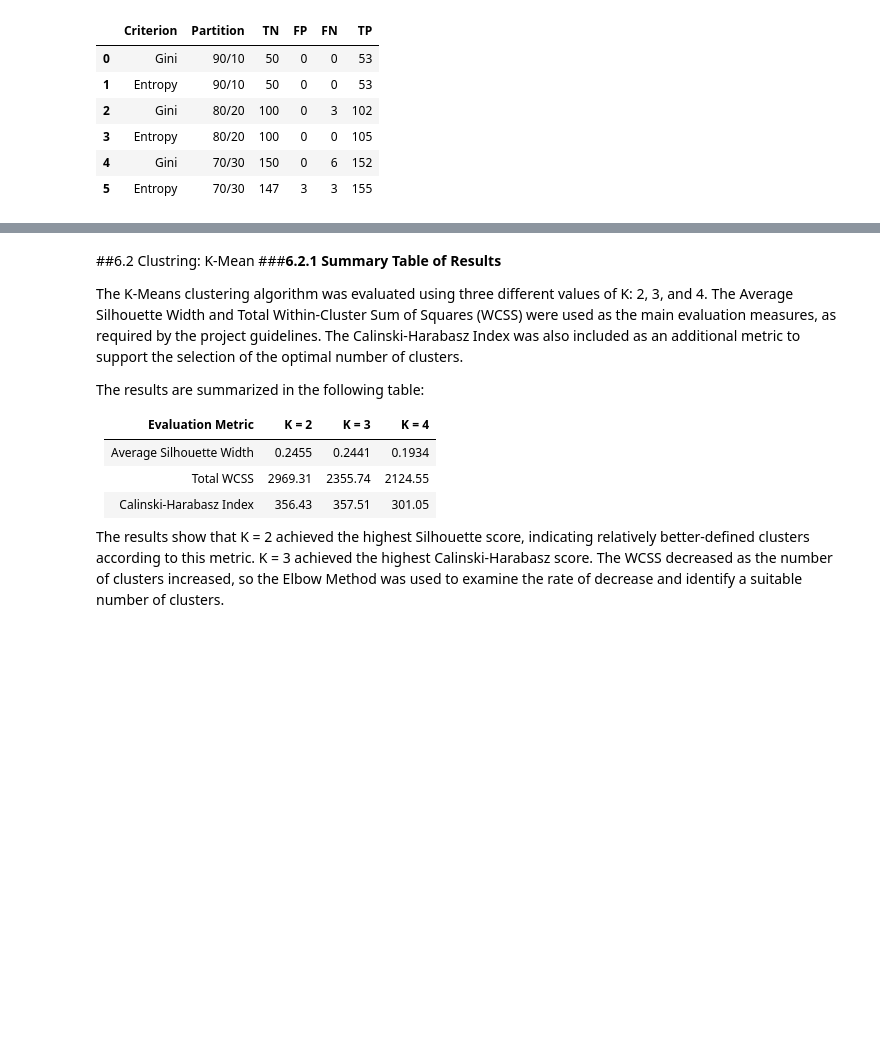
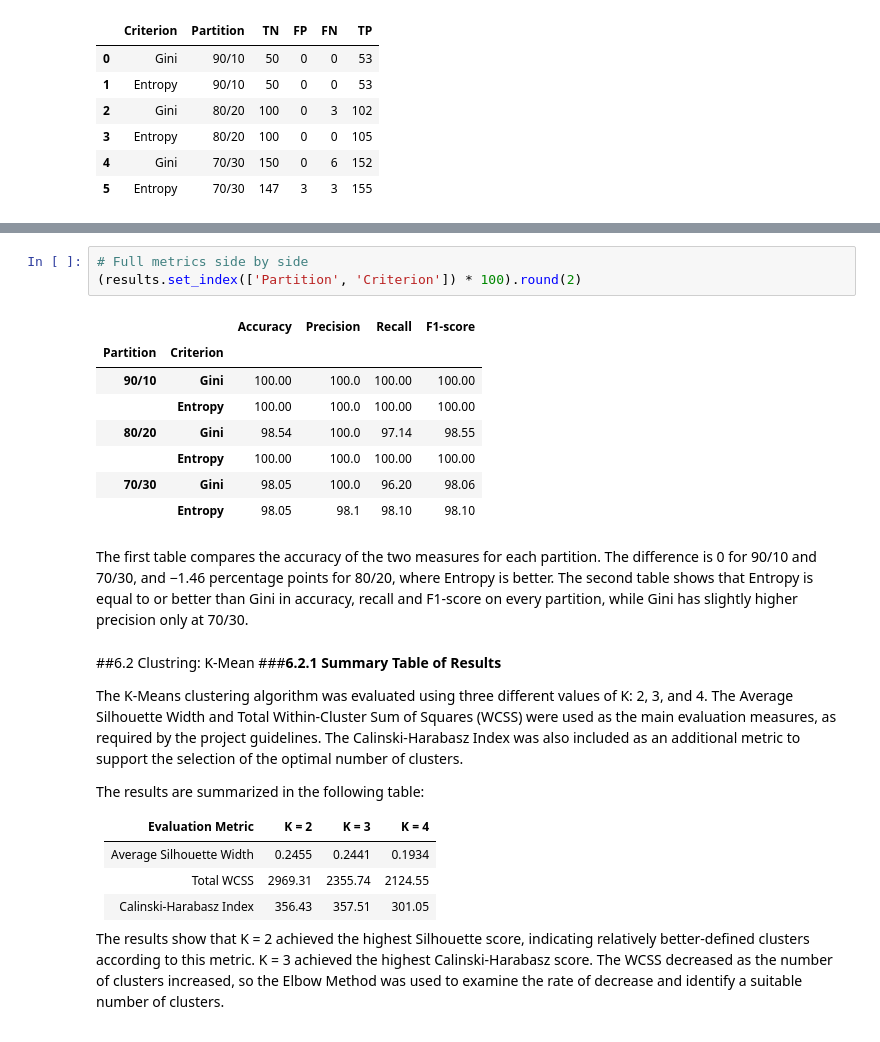
Before and after one commit to raneem-a1/IT326-Heart-Disease-project, a Jupyter notebook: final_report.ipynb, the cells around one changed output, grey strips where cells are left out. Saved outputs shown, nothing was run; the diff lists cells and outputs as text; blank space fills up the shorter version.

```diff
--- a/final_report.ipynb
+++ b/final_report.ipynb
@@ -426,3 +461,17 @@ pd.DataFrame(cm_rows)
+# %%
+# Full metrics side by side
+(results.set_index(['Partition', 'Criterion']) * 100).round(2)
+# %% [output]
+|  |  | Accuracy | Precision | Recall | F1-score |
+| Partition | Criterion |  |  |  |  |
+| 90/10 | Gini | 100.00 | 100.0 | 100.00 | 100.00 |
+|  | Entropy | 100.00 | 100.0 | 100.00 | 100.00 |
+| 80/20 | Gini | 98.54 | 100.0 | 97.14 | 98.55 |
+|  | Entropy | 100.00 | 100.0 | 100.00 | 100.00 |
+| 70/30 | Gini | 98.05 | 100.0 | 96.20 | 98.06 |
+|  | Entropy | 98.05 | 98.1 | 98.10 | 98.10 |
+# %% [markdown]
+The first table compares the accuracy of the two measures for each partition. The difference is 0 for 90/10 and 70/30, and −1.46 percentage points for 80/20, where Entropy is better. The second table shows that Entropy is equal to or better than Gini in accuracy, recall and F1-score on every partition, while Gini has slightly higher precision only at 70/30.
 # %% [markdown]
 
 ##6.2 Clustring: K-Mean
```
Also changed, not shown: parts of 4 cells of this notebook.
